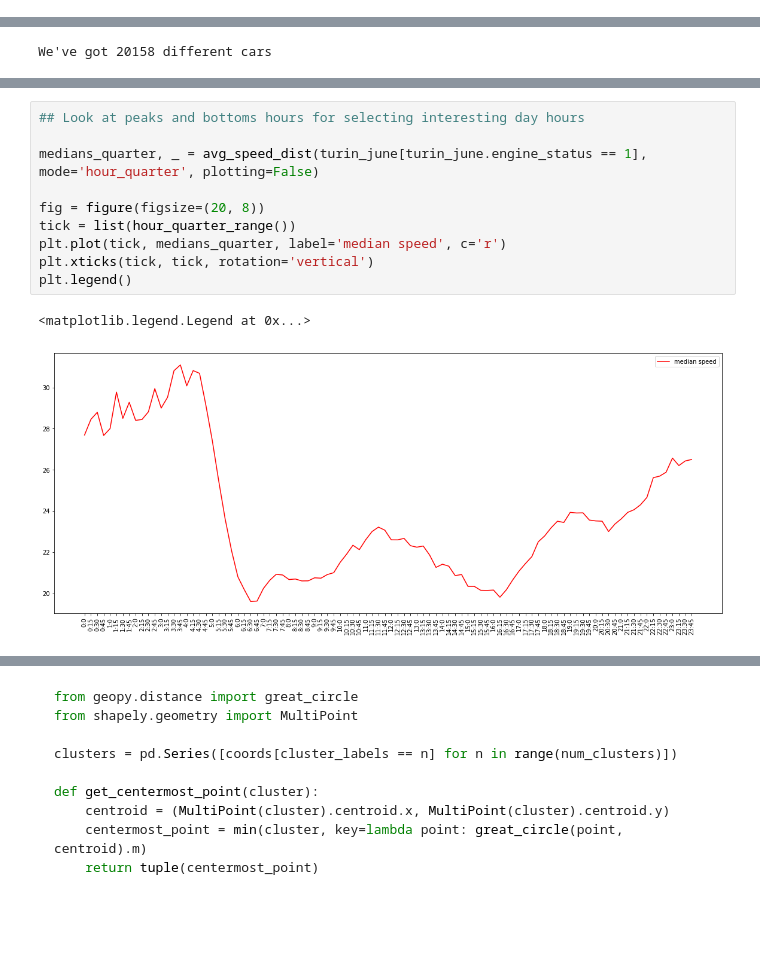
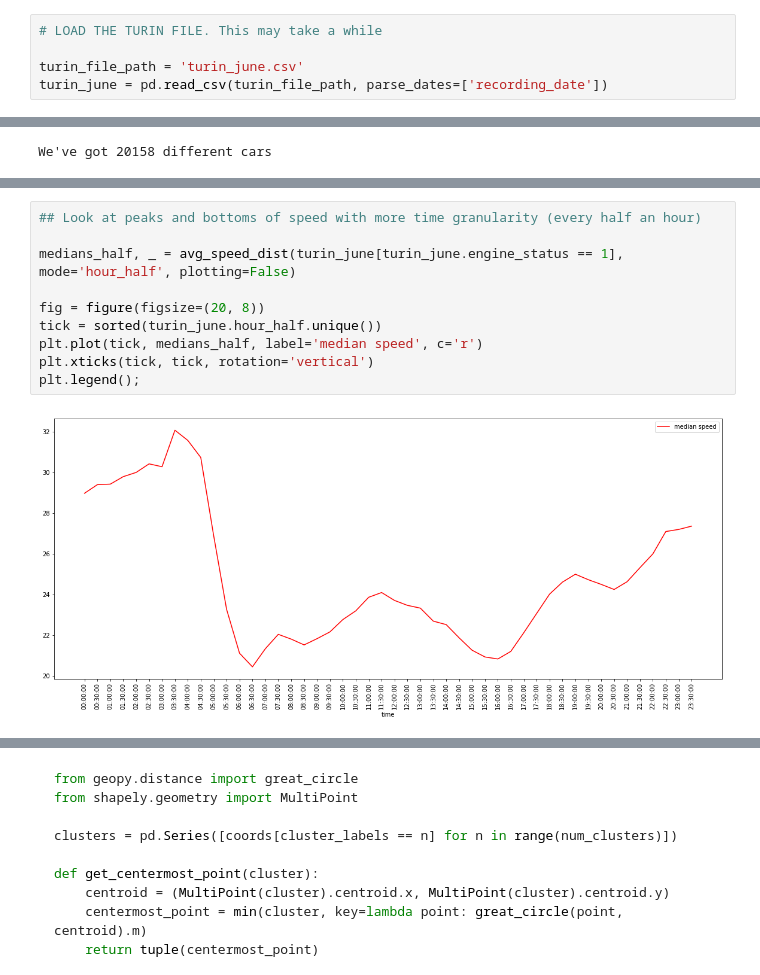
Before and after one commit to Vem-Solutions-spa/dataset_vem_5t_traffic_analysis, a Jupyter notebook: 02_Exploratory_analysis.ipynb, the cells around one changed output, grey strips where cells are left out. Cells and saved outputs as stored; diff of their text form; blank space fills up the shorter version.

```diff
--- a/02_Exploratory_analysis.ipynb
+++ b/02_Exploratory_analysis.ipynb
@@ -32,3 +19,8 @@ turin_june
+# %%
+# LOAD THE TURIN FILE. This may take a while
+
+turin_file_path = 'turin_june.csv'
+turin_june = pd.read_csv(turin_file_path, parse_dates=['recording_date'])
 # %%
 print("We've got %d different cars" %turin_june.device_id.nunique())
 # %% [output]
@@ -173,13 +255,12 @@ ax2.legend()
 # %%
-## Look at peaks and bottoms hours for selecting interesting day hours
+## Look at peaks and bottoms of speed with more time granularity (every half an hour)
 
-medians_quarter, _ = avg_speed_dist(turin_june[turin_june.engine_status == 1], mode='hour_quarter', plotting=False)
+medians_half, _ = avg_speed_dist(turin_june[turin_june.engine_status == 1], mode='hour_half', plotting=False)
 
 fig = figure(figsize=(20, 8))
-tick = list(hour_quarter_range())
-plt.plot(tick, medians_quarter, label='median speed', c='r')
+tick = sorted(turin_june.hour_half.unique())
+plt.plot(tick, medians_half, label='median speed', c='r')
 plt.xticks(tick, tick, rotation='vertical')
-plt.legend()
+plt.legend();
 # %% [output]
-<matplotlib.legend.Legend at 0x...>
-[figure, old version]
+[figure, new version]
```
Also changed, not shown: parts of 88 cells of this notebook.
